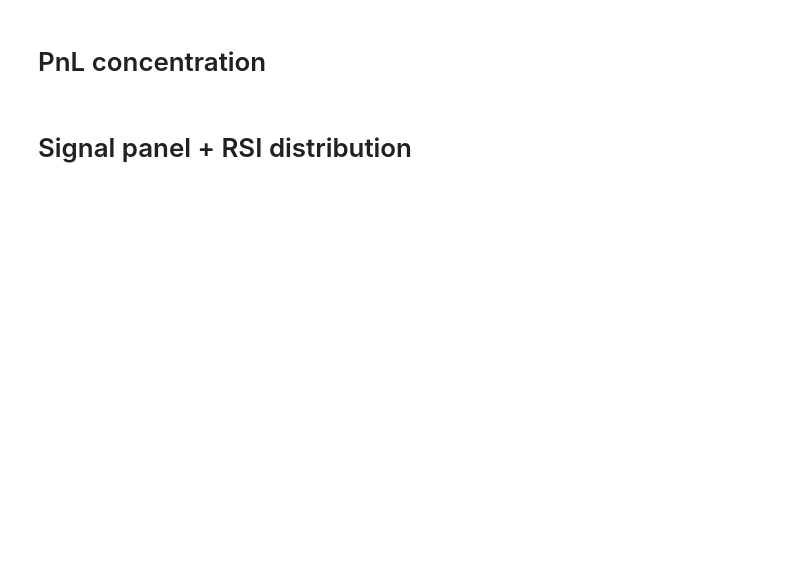
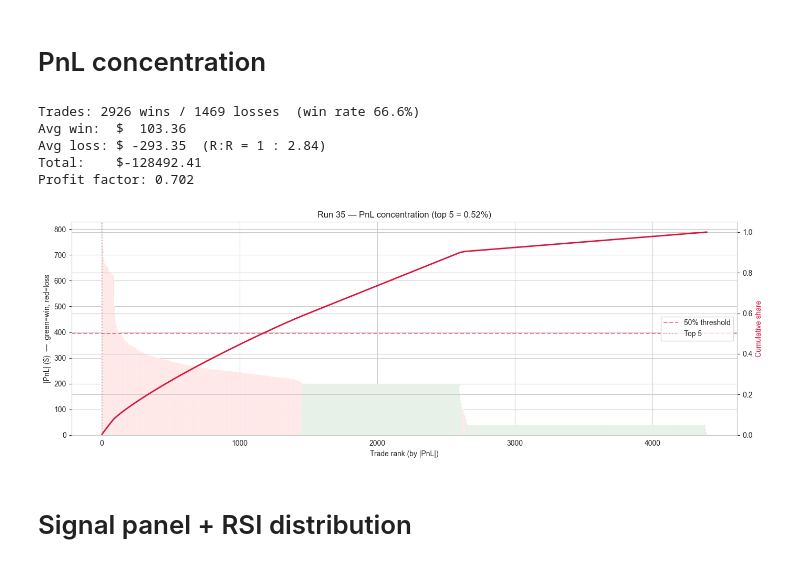
Before and after one commit to heavendragon-17/rsi_bot, a Jupyter notebook: research/2026-04-28_phase1_audit_exploration.ipynb, the cells around one changed output. Drawn from its saved outputs; the diff is of its cells as text; code cells hidden in the pictures; blank space fills up the shorter version.

```diff
--- a/research/2026-04-28_phase1_audit_exploration.ipynb
+++ b/research/2026-04-28_phase1_audit_exploration.ipynb
@@ -108,26 +123,59 @@ plt.show()
 # %% [markdown]
 # PnL concentration
 # %%
-sorted_abs = tl.df['ret_abs'].abs().sort_values(ascending=False).reset_index(drop=True)
-cum_share = sorted_abs.cumsum() / sorted_abs.sum()
+# Cell 4-revised: PnL concentration with win/loss coloring
 
-fig, ax = plt.subplots(figsize=(12, 5))
-ax.bar(range(len(sorted_abs)), sorted_abs, color='steelblue', alpha=0.7)
+# Sort trades by absolute PnL (descending) but keep the SIGN information
+sorted_trades = (
+    tl.df[['ret_abs']]
+    .assign(abs_pnl=lambda d: d['ret_abs'].abs())
+    .sort_values('abs_pnl', ascending=False)
+    .reset_index(drop=True)
+)
+cum_share = sorted_trades['abs_pnl'].cumsum() / sorted_trades['abs_pnl'].sum()
+
+# Color each bar by whether the trade was a win or loss
+bar_colors = ['green' if r > 0 else 'red' for r in sorted_trades['ret_abs']]
+
+fig, ax = plt.subplots(figsize=(14, 5))
+ax.bar(range(len(sorted_trades)), sorted_trades['abs_pnl'],
+       color=bar_colors, alpha=0.6, width=1.0)
 ax.set_xlabel('Trade rank (by |PnL|)')
-ax.set_ylabel('|PnL| ($)', color='steelblue')
+ax.set_ylabel('|PnL| ($)  —  green=win, red=loss')
 
 ax2 = ax.twinx()
 ax2.plot(range(len(cum_share)), cum_share, color='crimson', linewidth=2)
 ax2.axhline(0.5, color='crimson', linestyle='--', alpha=0.5, label='50% threshold')
 ax2.axvline(4, color='gray', linestyle=':', alpha=0.5, label='Top 5')
 ax2.set_ylabel('Cumulative share', color='crimson')
 ax2.legend(loc='center right')
 ax2.set_ylim(0, 1.05)
 
-top5_share = sanity['pnl_concentration']['value']
-plt.title(f'Run {RUN_ID} — PnL concentration (top 5 = {top5_share:.2%})')
+# Print summary stats so you don't have to eyeball
+n_wins = (tl.df['ret_abs'] > 0).sum()
+n_losses = (tl.df['ret_abs'] < 0).sum()
+total_wins = tl.df.loc[tl.df['ret_abs'] > 0, 'ret_abs'].sum()
+total_losses = tl.df.loc[tl.df['ret_abs'] < 0, 'ret_abs'].sum()
+win_rate = n_wins / (n_wins + n_losses)
+avg_win = total_wins / n_wins if n_wins else 0
+avg_loss = total_losses / n_losses if n_losses else 0
+
+print(f"Trades: {n_wins} wins / {n_losses} losses  (win rate {win_rate:.1%})")
+print(f"Avg win:  ${avg_win:>8.2f}")
+print(f"Avg loss: ${avg_loss:>8.2f}  (R:R = 1 : {abs(avg_loss)/avg_win:.2f})")
+print(f"Total:    ${total_wins + total_losses:>8.2f}")
+print(f"Profit factor: {total_wins / abs(total_losses):.3f}")
+
+plt.title(f'Run {RUN_ID} — PnL concentration (top 5 = {sorted_trades["abs_pnl"].head(5).sum() / sorted_trades["abs_pnl"].sum():.2%})')
 plt.tight_layout()
 plt.show()
+# %% [output]
+Trades: 2926 wins / 1469 losses  (win rate 66.6%)
+Avg win:  $  103.36
+Avg loss: $ -293.35  (R:R = 1 : 2.84)
+Total:    $-128492.41
+Profit factor: 0.702
+[figure, added]
 # %% [markdown]
 # Signal panel + RSI distribution
 # %%
```
Also changed, not shown: parts of 14 cells of this notebook, 19 other files.
